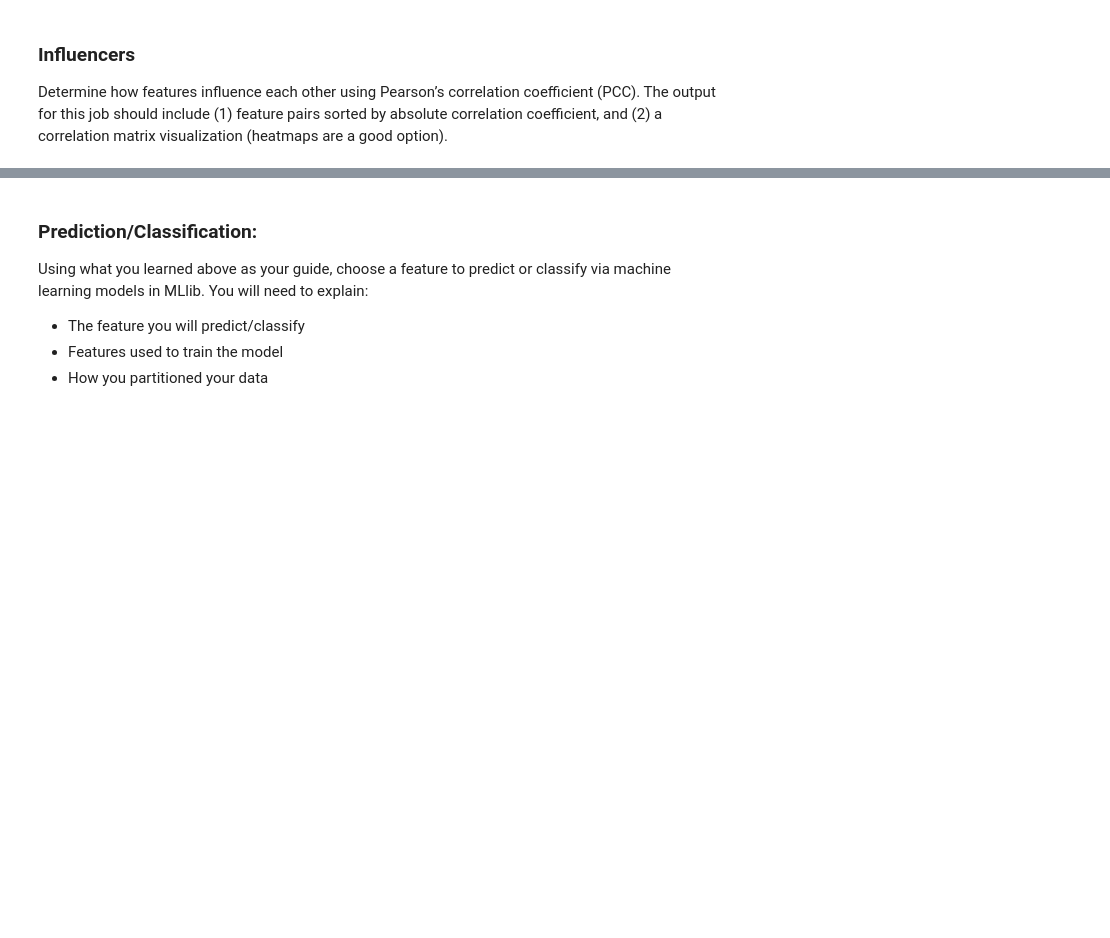
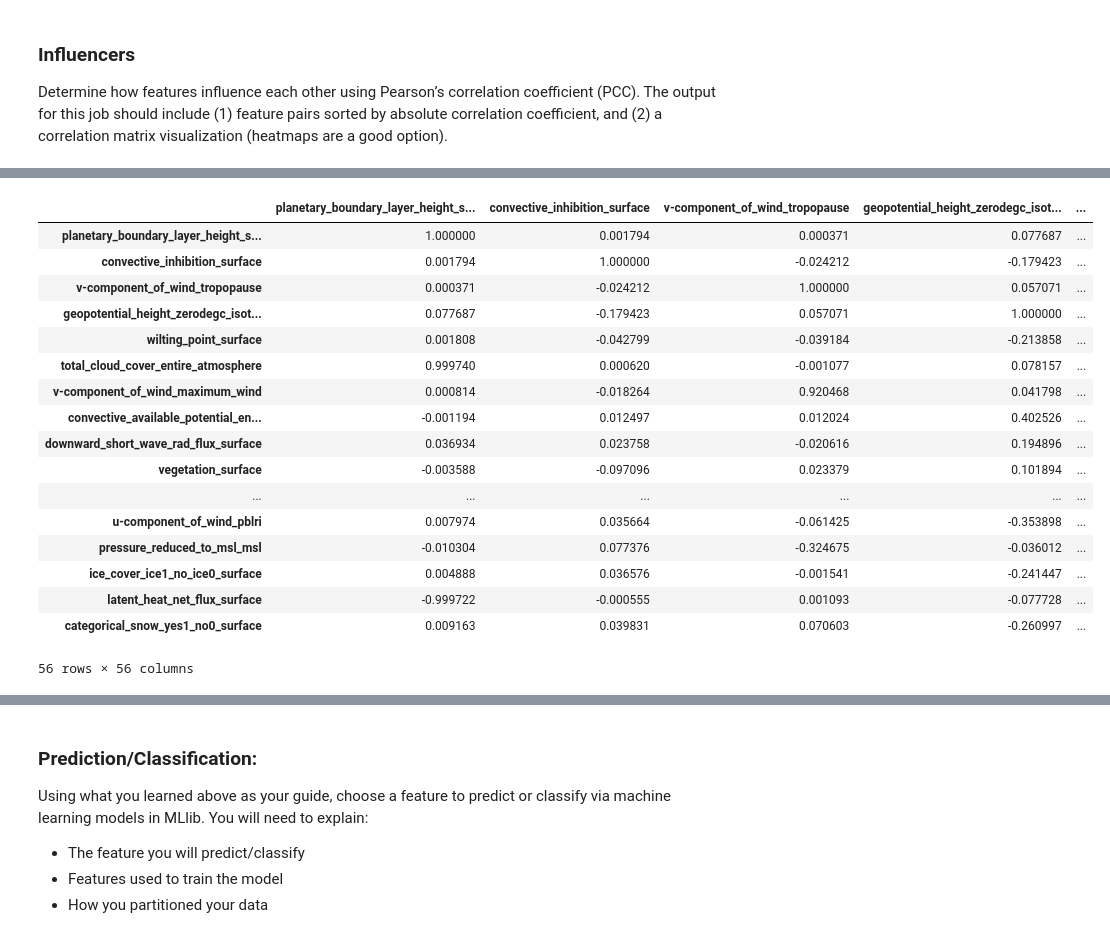
Before and after one commit to gordongli/reddit-spark-analysis, a Jupyter notebook: NAM.ipynb, the cells around one changed output, grey strips where cells are left out. Drawn from its saved outputs; the diff is of its cells as text; code cells hidden in the pictures; blank space fills up the shorter version.

Commit message:
Add feature correlation job

```diff
--- a/NAM.ipynb
+++ b/NAM.ipynb
@@ -568,0 +554,5 @@ Py4JJavaError: An error occurred while calling o1042.corr.
+# %%
+%%time
+
+colnames = list(set(nam_s.columns) - {'Timestamp', 'Geohash'})
+columns = nam_s.select(colnames).dropna()
@@ -568,0 +562,12 @@ Py4JJavaError: An error occurred while calling o1042.corr.
+# %%
+%%time
+from pyspark.ml.stat import Correlation
+from pyspark.ml.feature import VectorAssembler
+
+# convert to vector column first
+vector_col = "corr_features"
+assembler = VectorAssembler(inputCols=colnames, outputCol=vector_col)
+df_vector = assembler.transform(columns).select(vector_col)
+
+# get correlation matrix
+corr_matrix = Correlation.corr(df_vector, vector_col).collect()[0][0].toArray()
@@ -568,0 +593,28 @@ Py4JJavaError: An error occurred while calling o1042.corr.
+# %%
+import pandas as pd
+
+corr_df = pd.DataFrame(
+                    corr_matrix,
+                    index=colnames,
+                    columns=colnames)
+
+corr_df
+# %% [output]
+|  | planetary_boundary_layer_height_s... | convective_inhibition_surface | v-component_of_wind_tropopause | geopotential_height_zerodegc_isot... | ... |
+| planetary_boundary_layer_height_s... | 1.000000 | 0.001794 | 0.000371 | 0.077687 | ... |
+| convective_inhibition_surface | 0.001794 | 1.000000 | -0.024212 | -0.179423 | ... |
+| v-component_of_wind_tropopause | 0.000371 | -0.024212 | 1.000000 | 0.057071 | ... |
+| geopotential_height_zerodegc_isot... | 0.077687 | -0.179423 | 0.057071 | 1.000000 | ... |
+| wilting_point_surface | 0.001808 | -0.042799 | -0.039184 | -0.213858 | ... |
+| total_cloud_cover_entire_atmosphere | 0.999740 | 0.000620 | -0.001077 | 0.078157 | ... |
+| v-component_of_wind_maximum_wind | 0.000814 | -0.018264 | 0.920468 | 0.041798 | ... |
+| convective_available_potential_en... | -0.001194 | 0.012497 | 0.012024 | 0.402526 | ... |
+| downward_short_wave_rad_flux_surface | 0.036934 | 0.023758 | -0.020616 | 0.194896 | ... |
+| vegetation_surface | -0.003588 | -0.097096 | 0.023379 | 0.101894 | ... |
+| ... | ... | ... | ... | ... | ... |
+| u-component_of_wind_pblri | 0.007974 | 0.035664 | -0.061425 | -0.353898 | ... |
+| pressure_reduced_to_msl_msl | -0.010304 | 0.077376 | -0.324675 | -0.036012 | ... |
+| ice_cover_ice1_no_ice0_surface | 0.004888 | 0.036576 | -0.001541 | -0.241447 | ... |
+| latent_heat_net_flux_surface | -0.999722 | -0.000555 | 0.001093 | -0.077728 | ... |
+| categorical_snow_yes1_no0_surface | 0.009163 | 0.039831 | 0.070603 | -0.260997 | ... |
+56 rows × 56 columns
```
Also changed, not shown: parts of 10 cells of this notebook, 7 other files.
